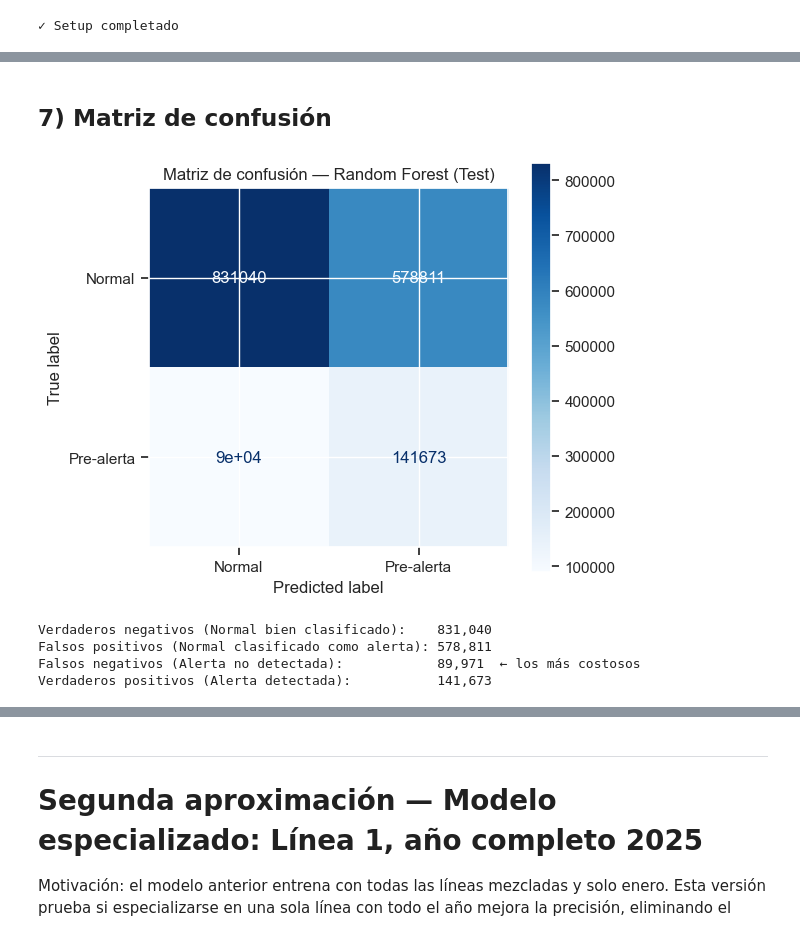
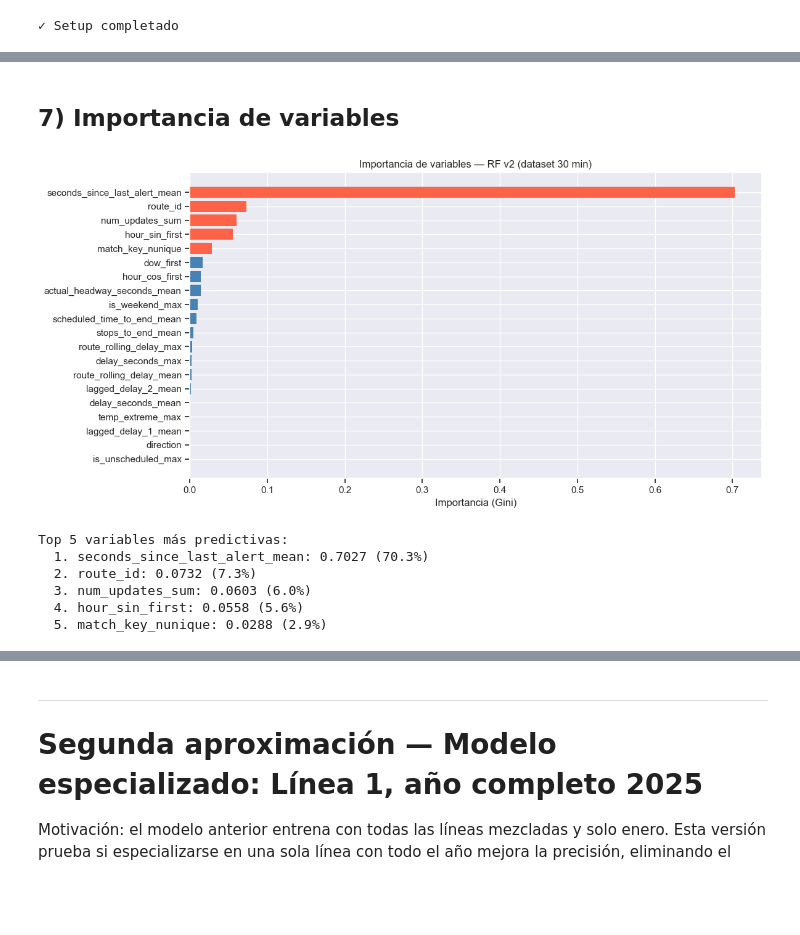
Before and after one commit to UCM-GIDIA-PD1/c2526-R5, a Jupyter notebook: src/models/modelos_alertas/tecnica_RandomForest.ipynb, the cells around one changed output, grey strips where cells are left out. Cells and saved outputs as stored; diff of their text form; code cells hidden in the pictures; blank space fills up the shorter version.

```diff
--- a/src/models/modelos_alertas/tecnica_RandomForest.ipynb
+++ b/src/models/modelos_alertas/tecnica_RandomForest.ipynb
@@ -8,7 +17,7 @@ en los próximos 30 minutos para una línea concreta.
 # %%
 import os
 import sys
-import json
+import time
 from pathlib import Path
 
 import numpy as np
@@ -21,7 +30,7 @@ from sklearn.preprocessing import LabelEncoder
 from sklearn.metrics import (
     accuracy_score, precision_score, recall_score,
     f1_score, roc_auc_score, classification_report,
-    ConfusionMatrixDisplay
+    ConfusionMatrixDisplay, precision_recall_curve
 )
 
 plt.style.use('seaborn-v0_8-darkgrid')
@@ -32,14 +41,10 @@ PROJECT_ROOT = Path.cwd().parent.parent.parent
 sys.path.insert(0, str(PROJECT_ROOT))
 from src.common.minio_client import download_df_parquet
 
-
-TARGET_COL = "alert_in_next_30m"
+TARGET_COL   = 'alert_in_next_30m_max'
 RANDOM_STATE = 42
 
-# Columnas categóricas que necesitan encoding para sklearn
-CAT_COLS = ['route_id', 'direction', 'tipo_referente']
-
-print("✓ Setup completado")
+print('✓ Setup completado')
 # %% [output]
 ✓ Setup completado
 # %% [markdown]
@@ -322,26 +447,23 @@ weighted avg       0.85      0.76      0.79    771830
 # %% [markdown]
-## 7) Matriz de confusión
+## 7) Importancia de variables
 # %%
-fig, ax = plt.subplots(figsize=(6, 5))
-ConfusionMatrixDisplay.from_predictions(
-    y_test, y_pred_test,
-    display_labels=["Normal", "Pre-alerta"],
-    cmap="Blues",
-    ax=ax
-)
-ax.set_title("Matriz de confusión — Random Forest (Test)")
-plt.tight_layout()
-plt.show()
+importances = pd.Series(rf.feature_importances_, index=FEATURE_COLS).sort_values(ascending=False)
 
-from sklearn.metrics import confusion_matrix
-tn, fp, fn, tp = confusion_matrix(y_test, y_pred_test).ravel()
-print(f"Verdaderos negativos (Normal bien clasificado):    {tn:,}")
-print(f"Falsos positivos (Normal clasificado como alerta): {fp:,}")
-print(f"Falsos negativos (Alerta no detectada):            {fn:,}  ← los más costosos")
-print(f"Verdaderos positivos (Alerta detectada):           {tp:,}")
+fig, ax = plt.subplots(figsize=(12, 6))
+colors = ['tomato' if i < 5 else 'steelblue' for i in range(len(importances))]
+ax.barh(importances.index[::-1], importances.values[::-1], color=colors[::-1])
+ax.set_title('Importancia de variables — RF v2 (dataset 30 min)')
+ax.set_xlabel('Importancia (Gini)')
+plt.tight_layout(); plt.show()
+
+print('Top 5 variables más predictivas:')
+for i, (feat, imp) in enumerate(importances.head(5).items(), 1):
+    print(f'  {i}. {feat}: {imp:.4f} ({imp*100:.1f}%)')
 # %% [output]
-[figure, old version]
+[figure, new version]
-Verdaderos negativos (Normal bien clasificado):    831,040
-Falsos positivos (Normal clasificado como alerta): 578,811
-Falsos negativos (Alerta no detectada):            89,971  ← los más costosos
-Verdaderos positivos (Alerta detectada):           141,673
+Top 5 variables más predictivas:
+  1. seconds_since_last_alert_mean: 0.7027 (70.3%)
+  2. route_id: 0.0732 (7.3%)
+  3. num_updates_sum: 0.0603 (6.0%)
+  4. hour_sin_first: 0.0558 (5.6%)
+  5. match_key_nunique: 0.0288 (2.9%)
```
Also changed, not shown: parts of 29 cells of this notebook.
